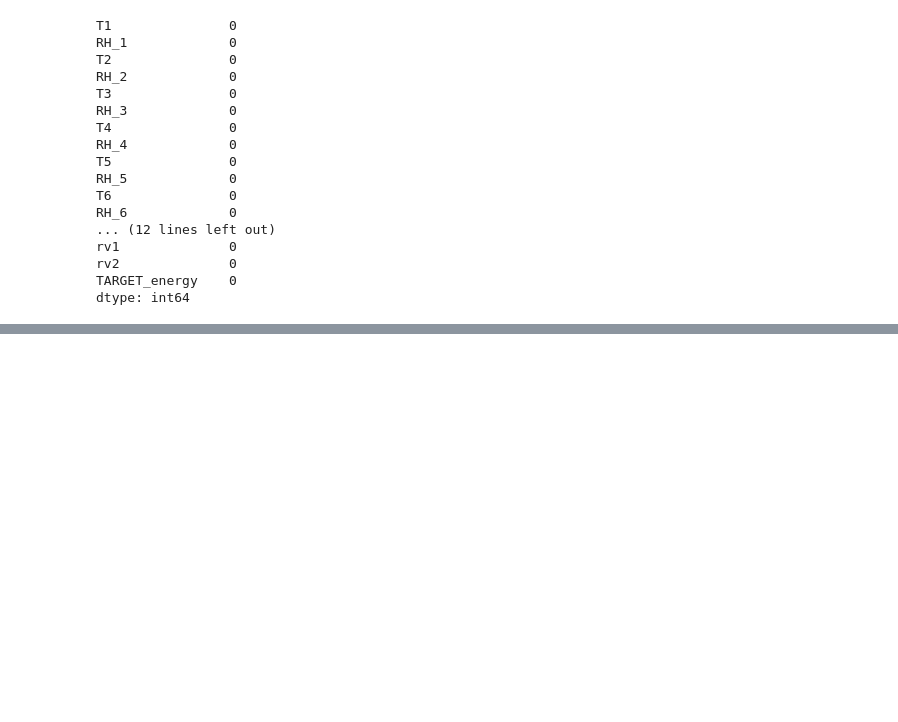
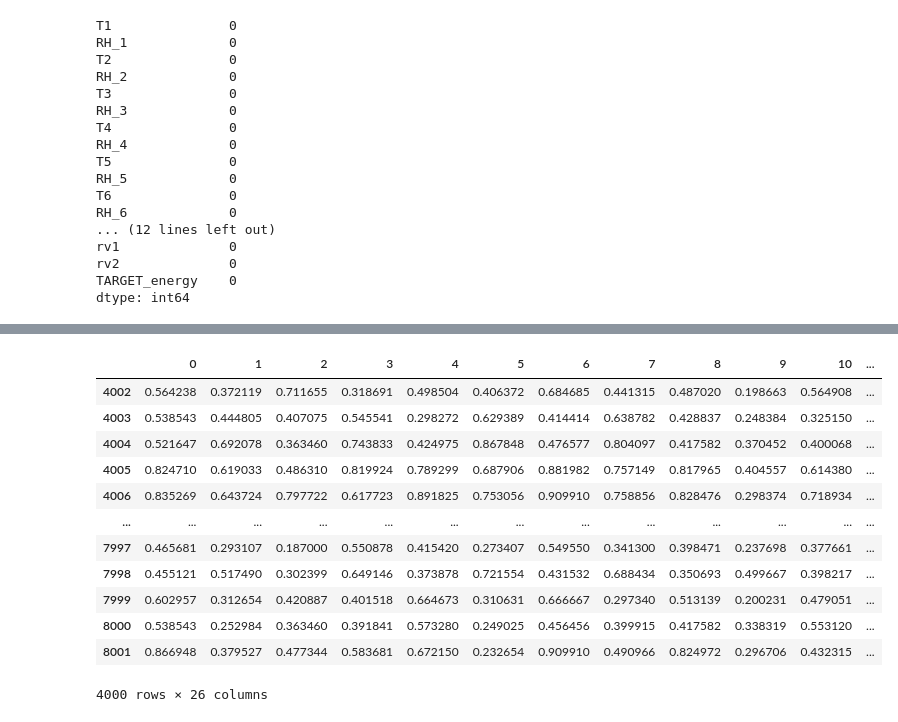
Before and after one commit to nchand/predict-energy-use, a Jupyter notebook: ep_nn.ipynb, the cells around one changed output, grey strips where cells are left out. Saved outputs shown, nothing was run; the diff lists cells and outputs as text; code cells hidden in the pictures; blank space fills up the shorter version.

```diff
--- a/ep_nn.ipynb
+++ b/ep_nn.ipynb
@@ -163 +137,18 @@ Epoch 10/10
 <tensorflow.python.keras.callbacks.History at 0x...>
+# %%
+test_target = test_data.pop(test_data.columns[len(test_data.columns)-1])
+test_data
+# %% [output]
+|  | 0 | 1 | 2 | 3 | 4 | 5 | 6 | 7 | 8 | 9 | 10 | ... |
+| 4002 | 0.564238 | 0.372119 | 0.711655 | 0.318691 | 0.498504 | 0.406372 | 0.684685 | 0.441315 | 0.487020 | 0.198663 | 0.564908 | ... |
+| 4003 | 0.538543 | 0.444805 | 0.407075 | 0.545541 | 0.298272 | 0.629389 | 0.414414 | 0.638782 | 0.428837 | 0.248384 | 0.325150 | ... |
+| 4004 | 0.521647 | 0.692078 | 0.363460 | 0.743833 | 0.424975 | 0.867848 | 0.476577 | 0.804097 | 0.417582 | 0.370452 | 0.400068 | ... |
+| 4005 | 0.824710 | 0.619033 | 0.486310 | 0.819924 | 0.789299 | 0.687906 | 0.881982 | 0.757149 | 0.817965 | 0.404557 | 0.614380 | ... |
+| 4006 | 0.835269 | 0.643724 | 0.797722 | 0.617723 | 0.891825 | 0.753056 | 0.909910 | 0.758856 | 0.828476 | 0.298374 | 0.718934 | ... |
+| ... | ... | ... | ... | ... | ... | ... | ... | ... | ... | ... | ... | ... |
+| 7997 | 0.465681 | 0.293107 | 0.187000 | 0.550878 | 0.415420 | 0.273407 | 0.549550 | 0.341300 | 0.398471 | 0.237698 | 0.377661 | ... |
+| 7998 | 0.455121 | 0.517490 | 0.302399 | 0.649146 | 0.373878 | 0.721554 | 0.431532 | 0.688434 | 0.350693 | 0.499667 | 0.398217 | ... |
+| 7999 | 0.602957 | 0.312654 | 0.420887 | 0.401518 | 0.664673 | 0.310631 | 0.666667 | 0.297340 | 0.513139 | 0.200231 | 0.479051 | ... |
+| 8000 | 0.538543 | 0.252984 | 0.363460 | 0.391841 | 0.573280 | 0.249025 | 0.456456 | 0.399915 | 0.417582 | 0.338319 | 0.553120 | ... |
+| 8001 | 0.866948 | 0.379527 | 0.477344 | 0.583681 | 0.672150 | 0.232654 | 0.909910 | 0.490966 | 0.824972 | 0.296706 | 0.432315 | ... |
+4000 rows × 26 columns
```
Also changed, not shown: parts of 9 cells of this notebook.
